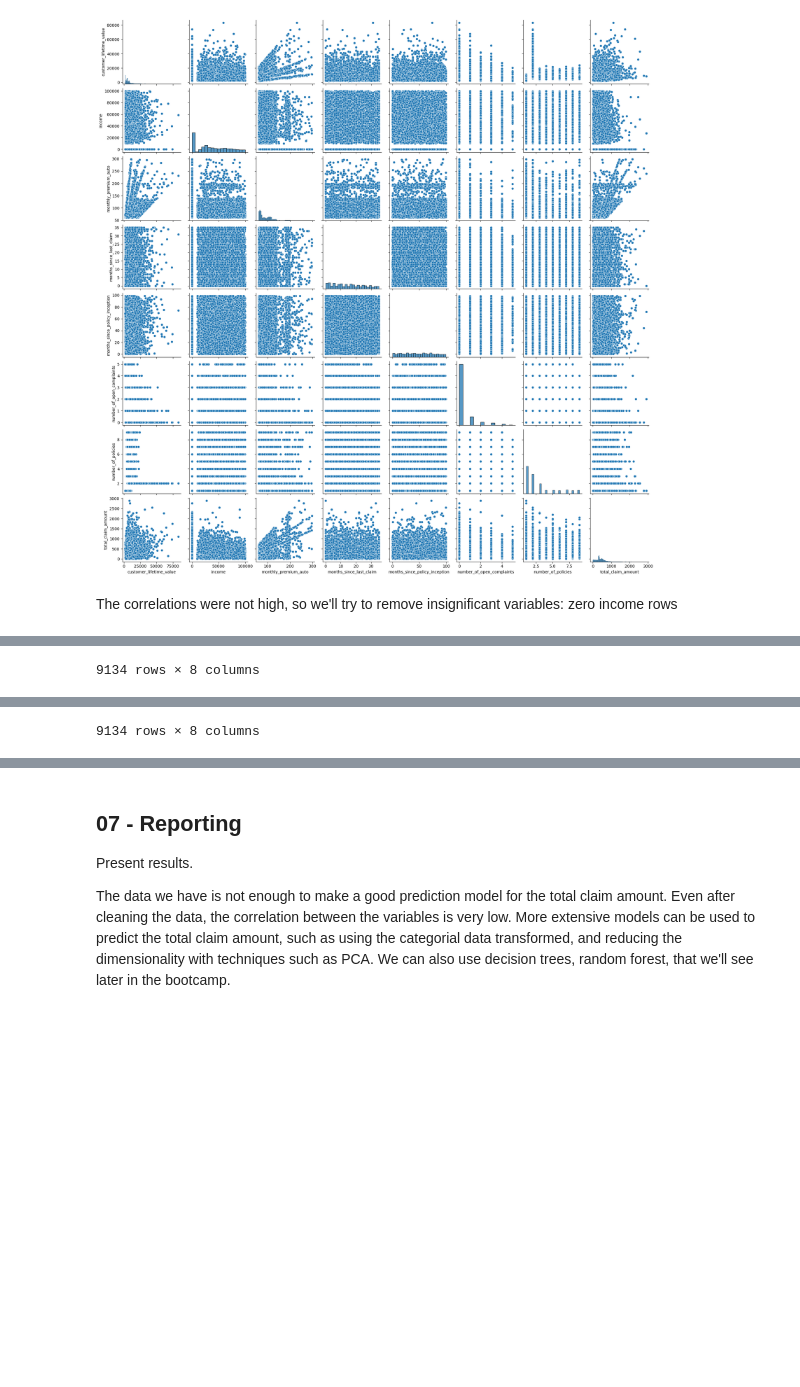
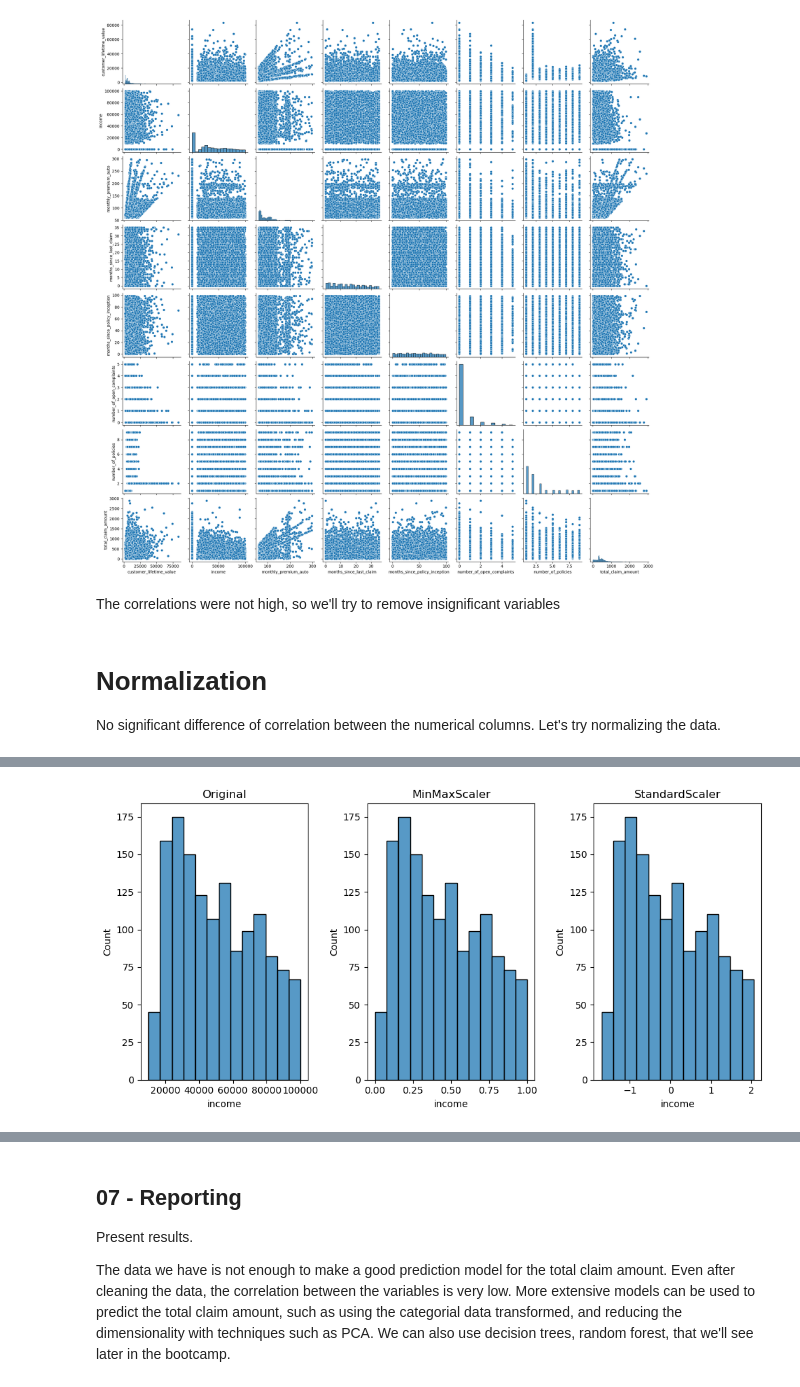
Before and after one commit to ralphmartynward/ironhack_01_lab-customer-analysis-final-round, a Jupyter notebook: solution.ipynb, the cells around one changed output, grey strips where cells are left out. Saved outputs shown, nothing was run; the diff lists cells and outputs as text; code cells hidden in the pictures; blank space fills up the shorter version.

```diff
--- a/solution.ipynb
+++ b/solution.ipynb
@@ -135,7 +130,7 @@ sns.pairplot(data.select_dtypes(include=['float64', 'int64'])) # Plot the pairpl
 <seaborn.axisgrid.PairGrid at 0x...>
 [figure]
 # %% [markdown]
-The correlations were not high, so we'll try to remove insignificant variables: zero income rows
+The correlations were not high, so we'll try to remove insignificant variables
 # %%
 # Most of the histograms are skewed to the right. But the outliers are only significant in the 'income' and 'number_of_open_complaints' columns. So let's drop the outliers in those columns.
 
@@ -144,18 +139,28 @@ data = data[data['number_of_open_complaints'] != 0] # Drop the 0 values in the '
 
 numerical2 = data.select_dtypes(include=np.number) # Select numerical columns
 categoricals2 = data.select_dtypes(include=object) # Select categorical columns
+# %% [markdown]
+# Normalization
+No significant difference of correlation between the numerical columns. Let's try normalizing the data.
 # %%
-# Normalization
-
-# No significant difference of correlation between the numerical columns. Let's try normalizing the data.
 # Normalize (numerical) with MinMaxScaler
 from sklearn.preprocessing import MinMaxScaler
 transformMinMax = MinMaxScaler()
-numerical3 = pd.DataFrame(transformMinMax.fit_transform(numerical2), columns=numerical.columns)
-display(numerical)
+numerical3 = pd.DataFrame(transformMinMax.fit_transform(numerical2), columns=numerical2.columns)
+
 # Normalize (numerical) with StandardScaler
 from sklearn.preprocessing import StandardScaler
 transformStandard = StandardScaler()
-numerical3 = pd.DataFrame(transformStandard.fit_transform(numerical2), columns=numerical.columns)
-display(numerical)
+numerical4 = pd.DataFrame(transformStandard.fit_transform(numerical2), columns=numerical2.columns)
+
+# Let's check and compare the new scales of the numerical columns
+fig, ax = plt.subplots(1, 3, figsize=(10, 5))
+ax[0].set_title("Original")
+sns.histplot(data=numerical2, x="income", ax=ax[0])
+ax[1].set_title("MinMaxScaler")
+sns.histplot(data=numerical3, x="income", ax=ax[1])
+ax[2].set_title("StandardScaler")
+sns.histplot(data=numerical4, x="income", ax=ax[2])
+plt.tight_layout()
+plt.show()
 # %% [output]
@@ -174 +166,0 @@ display(numerical)
-9134 rows × 8 columns
@@ -187,3 +167,3 @@ display(numerical)
-9134 rows × 8 columns
+[figure, added]
 # %%
 # Let's drop the columns that are not relevant for the model using the correlation matrix with columns that have a correlation of under 0.1
```
Also changed, not shown: parts of 24 cells of this notebook.
